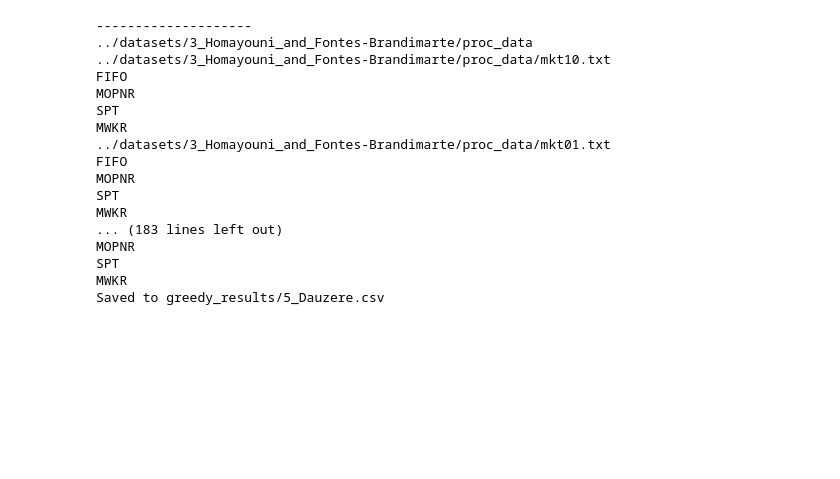
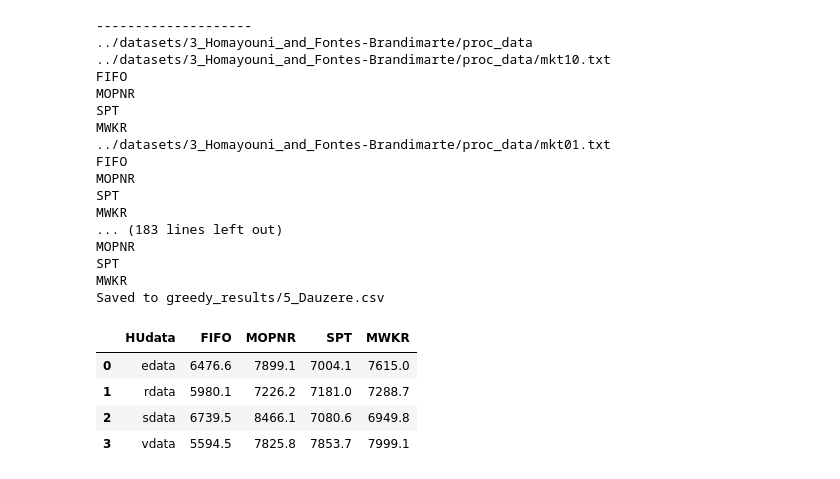
Before and after one commit to EKProgrammer/FJSPT_RL4CO, a Jupyter notebook: fjspt/fjspt_greedy_rl4co.ipynb, the cells around one changed output. Cells and saved outputs as stored; diff of their text form; code cells hidden in the pictures; blank space fills up the shorter version.

```diff
--- a/fjspt/fjspt_greedy_rl4co.ipynb
+++ b/fjspt/fjspt_greedy_rl4co.ipynb
@@ -194,3 +194,25 @@ MOPNR
 SPT
 MWKR
 Saved to greedy_results/5_Dauzere.csv
+# %%
+import pandas as pd
+
+files = ["edata", "rdata", "sdata", "vdata"]
+results = []
+for HUdata in files:
+    df = pd.read_csv(f"greedy_results/2_Ham_{HUdata}.csv", sep=',', index_col=0)
+    means = df[['FIFO', 'MOPNR', 'SPT', 'MWKR']].mean().round(1)
+    means['HUdata'] = HUdata
+    means = means[['HUdata', 'FIFO', 'MOPNR', 'SPT', 'MWKR']]
+    results.append(means)
+
+
+result_df = pd.DataFrame(results)
+result_df.to_csv("greedy_results/2_Ham.csv", index=False)
+result_df
+# %% [output]
+|  | HUdata | FIFO | MOPNR | SPT | MWKR |
+| 0 | edata | 6476.6 | 7899.1 | 7004.1 | 7615.0 |
+| 1 | rdata | 5980.1 | 7226.2 | 7181.0 | 7288.7 |
+| 2 | sdata | 6739.5 | 8466.1 | 7080.6 | 6949.8 |
+| 3 | vdata | 5594.5 | 7825.8 | 7853.7 | 7999.1 |
```
Also changed, not shown: 7 other files.
